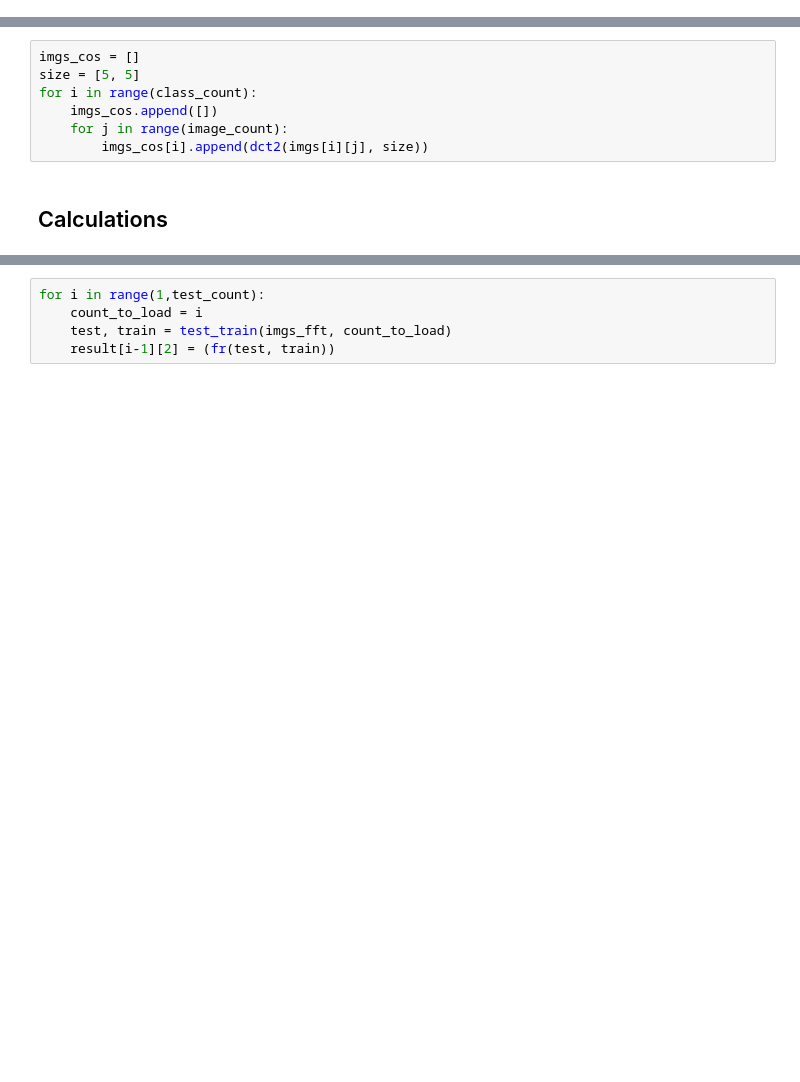
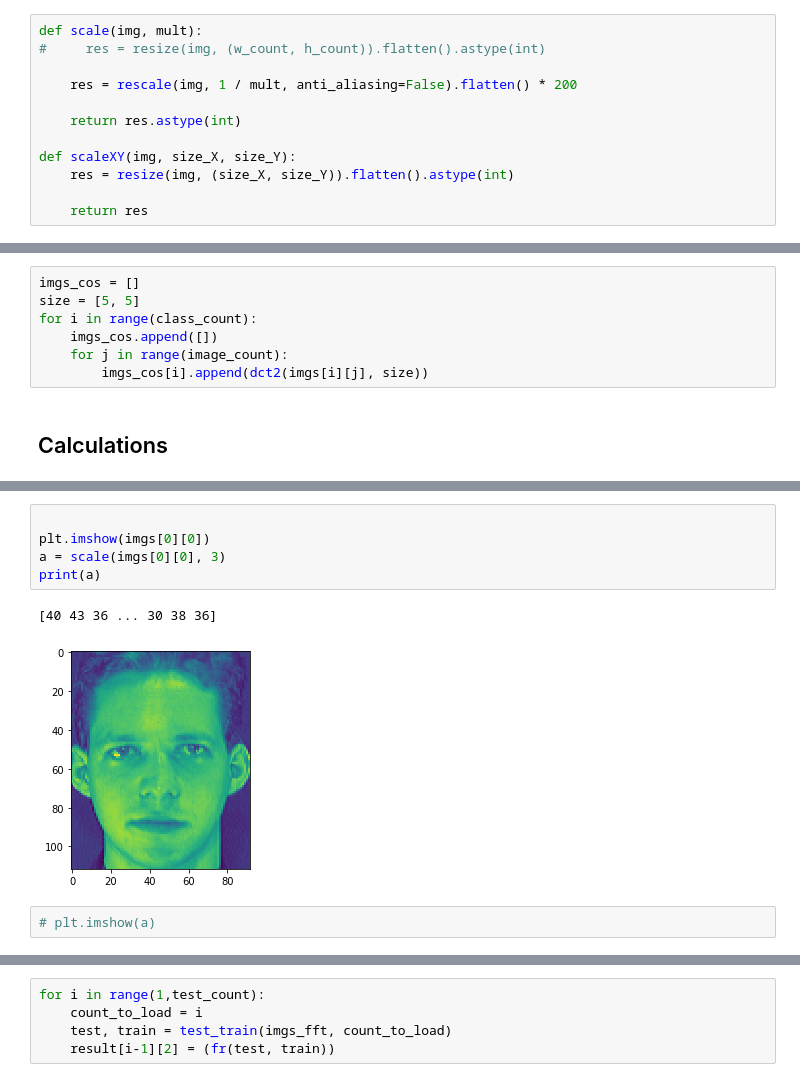
Before and after one commit to KapiWow/face_recognition, a Jupyter notebook: Recognition2.ipynb, the cells around one changed output, grey strips where cells are left out. Drawn from its saved outputs; the diff is of its cells as text; blank space fills up the shorter version.

```diff
--- a/Recognition2.ipynb
+++ b/Recognition2.ipynb
@@ -62,6 +61,18 @@ def scale(img, mult):
         res[i] = res[i]/mult/mult
 
     return res
+# %%
+def scale(img, mult):
+#     res = resize(img, (w_count, h_count)).flatten().astype(int)
+
+    res = rescale(img, 1 / mult, anti_aliasing=False).flatten() * 200
+
+    return res.astype(int)
+
+def scaleXY(img, size_X, size_Y):
+    res = resize(img, (size_X, size_Y)).flatten().astype(int)
+
+    return res
 # %%
 def random_list(count,img):
     h = len(img)
@@ -281,0 +298,10 @@ for i in range(1,test_count):
+# %%
+
+plt.imshow(imgs[0][0])
+a = scale(imgs[0][0], 3)
+print(a)
+# %% [output]
+[40 43 36 ... 30 38 36]
+[figure, added]
+# %%
+# plt.imshow(a)
```
Also changed, not shown: parts of 19 cells of this notebook, 2 other files.
